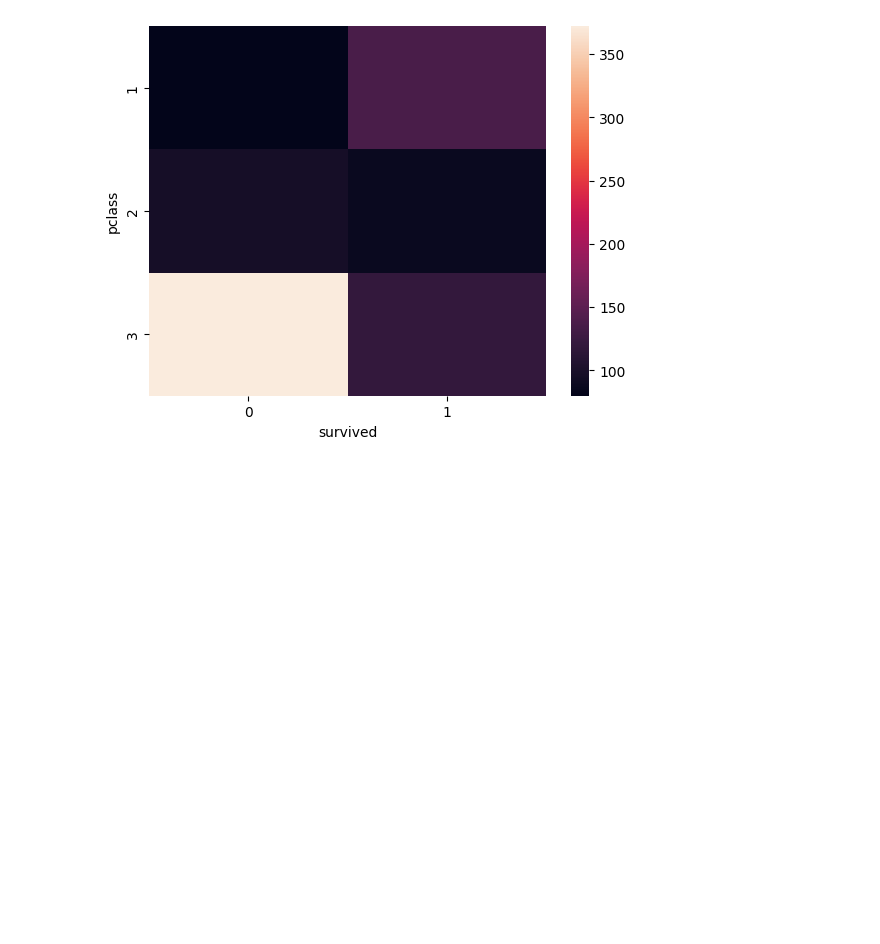
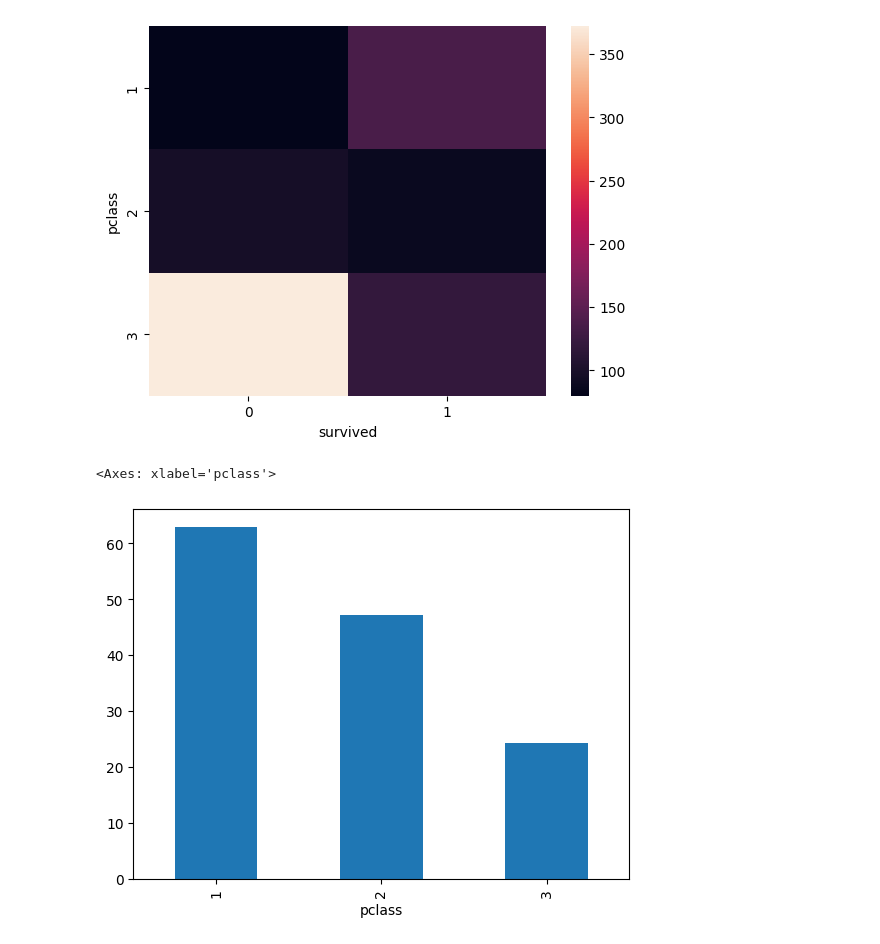
Before and after one commit to DkunalS/Machine-Learning-CampusX, a Jupyter notebook: Day21/Day21_EDA_Bivariate_Analysis.ipynb, the cells around one changed output. Saved outputs shown, nothing was run; the diff lists cells and outputs as text; code cells hidden in the pictures; blank space fills up the shorter version.

```diff
--- a/Day21/Day21_EDA_Bivariate_Analysis.ipynb
+++ b/Day21/Day21_EDA_Bivariate_Analysis.ipynb
@@ -103,3 +138,8 @@ sns.heatmap(pd.crosstab(titanic['pclass'], titanic['survived']))
 # %% [output]
 <Axes: xlabel='survived', ylabel='pclass'>
 [figure]
+# %%
+(titanic.groupby(['pclass'])['survived'].mean()*100).plot(kind='bar')
+# %% [output]
+<Axes: xlabel='pclass'>
+[figure, added]
```
Also changed, not shown: parts of 16 cells of this notebook.
